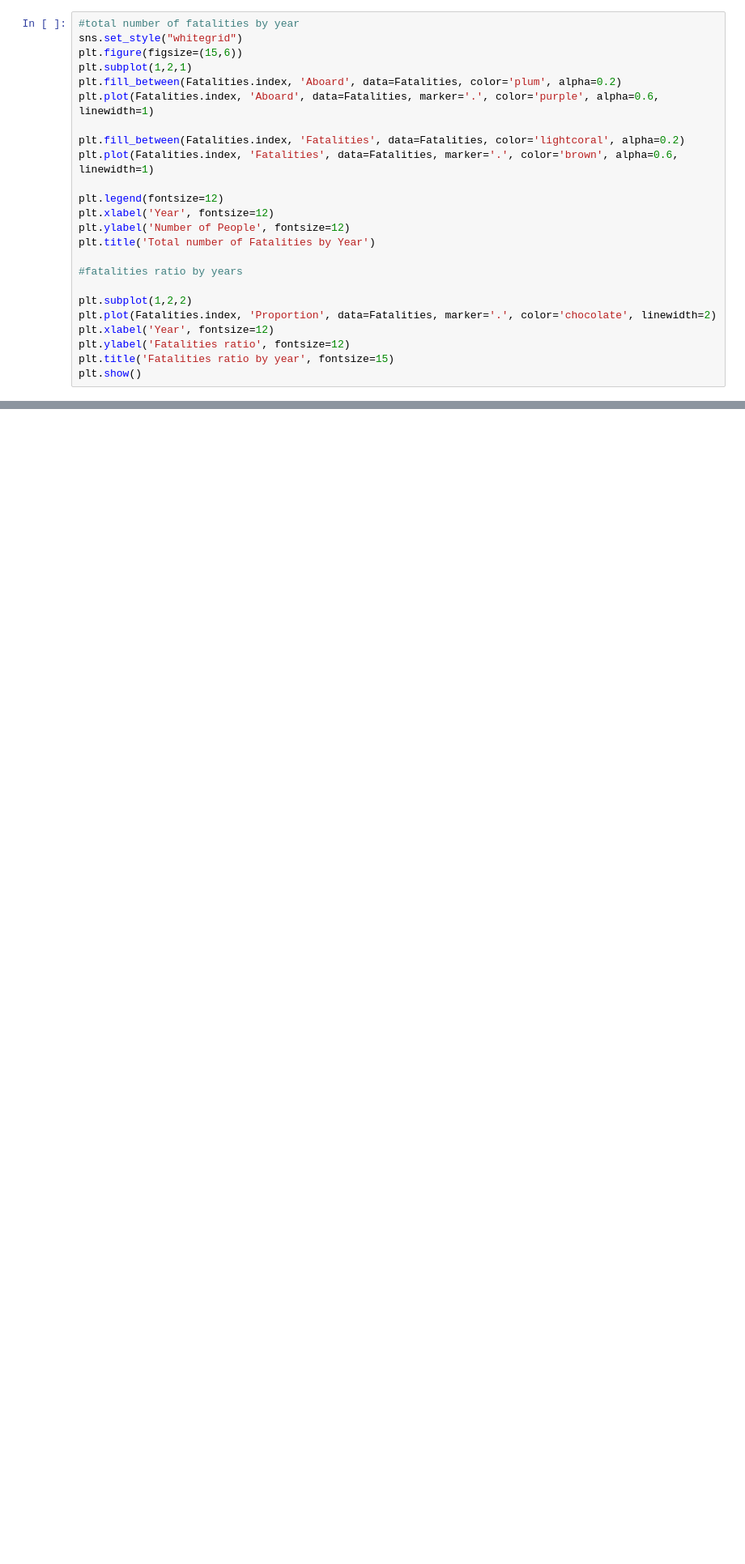
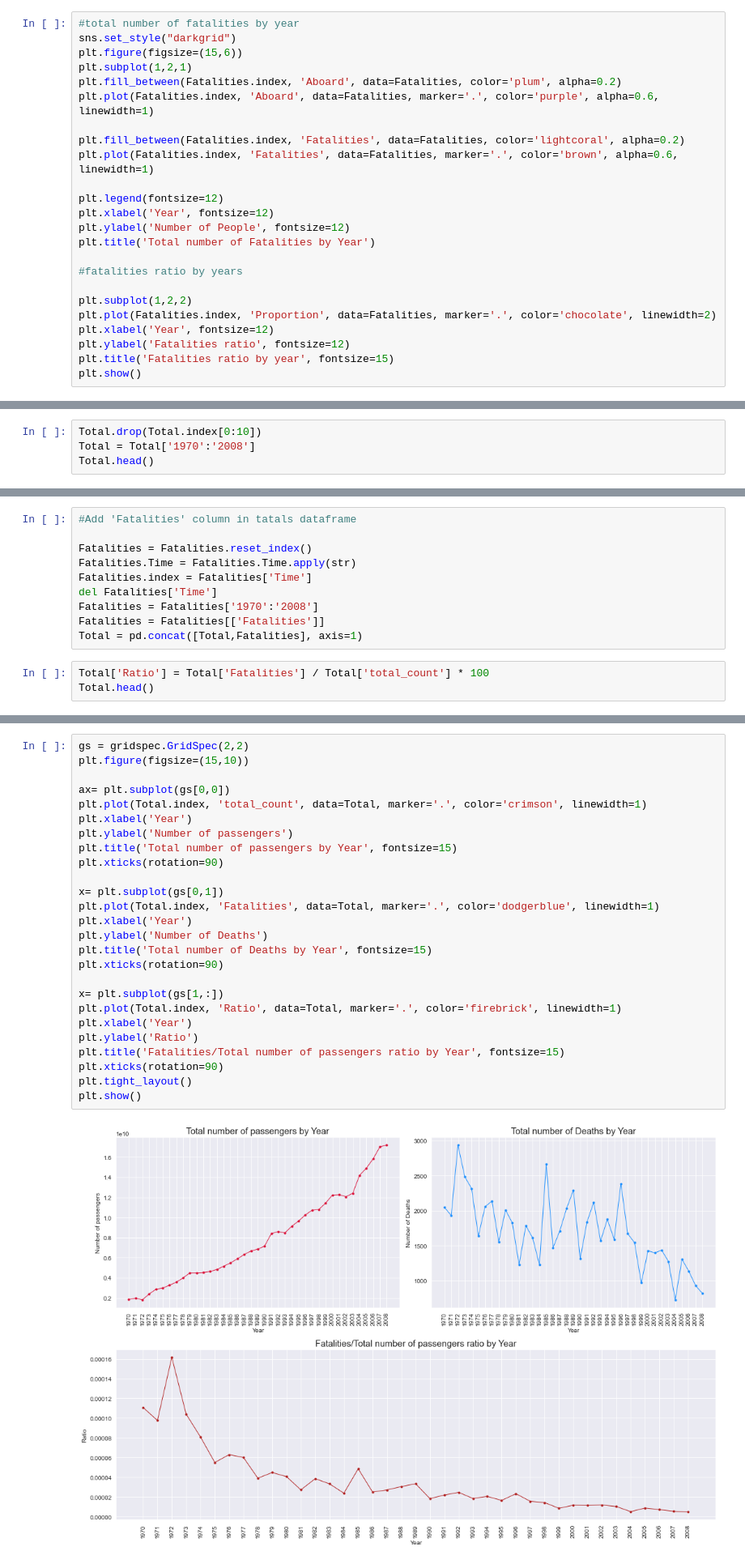
Before and after one commit to LaavanyaChandru/Aviation_Accident-100years_Analysis, a Jupyter notebook: Aviation_Accident-1908-2009_Analysis.ipynb, the cells around one changed output, grey strips where cells are left out. Shown at 81% size. Cells and saved outputs as stored; diff of their text form; blank space fills up the shorter version.

```diff
--- a/Aviation_Accident-1908-2009_Analysis.ipynb
+++ b/Aviation_Accident-1908-2009_Analysis.ipynb
@@ -419,7 +414,7 @@ Fatalities
 98 rows × 4 columns
 # %%
 #total number of fatalities by year
-sns.set_style("whitegrid")
+sns.set_style("darkgrid")
 plt.figure(figsize=(15,6))
 plt.subplot(1,2,1)
 plt.fill_between(Fatalities.index, 'Aboard', data=Fatalities, color='plum', alpha=0.2)
@@ -445,0 +480,4 @@ plt.show()
+# %%
+Total.drop(Total.index[0:10])
+Total = Total['1970':'2008']
+Total.head()
@@ -445,0 +492,13 @@ plt.show()
+# %%
+#Add 'Fatalities' column in tatals dataframe
+
+Fatalities = Fatalities.reset_index()
+Fatalities.Time = Fatalities.Time.apply(str)
+Fatalities.index = Fatalities['Time']
+del Fatalities['Time']
+Fatalities = Fatalities['1970':'2008']
+Fatalities = Fatalities[['Fatalities']]
+Total = pd.concat([Total,Fatalities], axis=1)
+# %%
+Total['Ratio'] = Total['Fatalities'] / Total['total_count'] * 100
+Total.head()
@@ -445,0 +512,28 @@ plt.show()
+# %%
+gs = gridspec.GridSpec(2,2)
+plt.figure(figsize=(15,10))
+
+ax= plt.subplot(gs[0,0])
+plt.plot(Total.index, 'total_count', data=Total, marker='.', color='crimson', linewidth=1)
+plt.xlabel('Year')
+plt.ylabel('Number of passengers')
+plt.title('Total number of passengers by Year', fontsize=15)
+plt.xticks(rotation=90)
+
+x= plt.subplot(gs[0,1])
+plt.plot(Total.index, 'Fatalities', data=Total, marker='.', color='dodgerblue', linewidth=1)
+plt.xlabel('Year')
+plt.ylabel('Number of Deaths')
+plt.title('Total number of Deaths by Year', fontsize=15)
+plt.xticks(rotation=90)
+
+x= plt.subplot(gs[1,:])
+plt.plot(Total.index, 'Ratio', data=Total, marker='.', color='firebrick', linewidth=1)
+plt.xlabel('Year')
+plt.ylabel('Ratio')
+plt.title('Fatalities/Total number of passengers ratio by Year', fontsize=15)
+plt.xticks(rotation=90)
+plt.tight_layout()
+plt.show()
+# %% [output]
+[figure, added]
```
Also changed, not shown: parts of 22 cells of this notebook.
